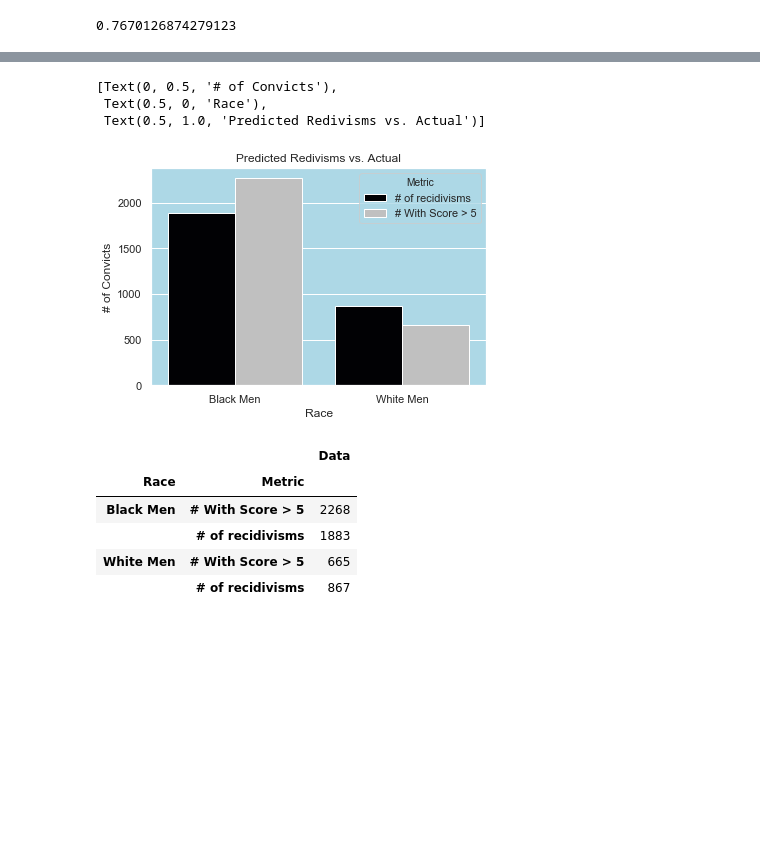
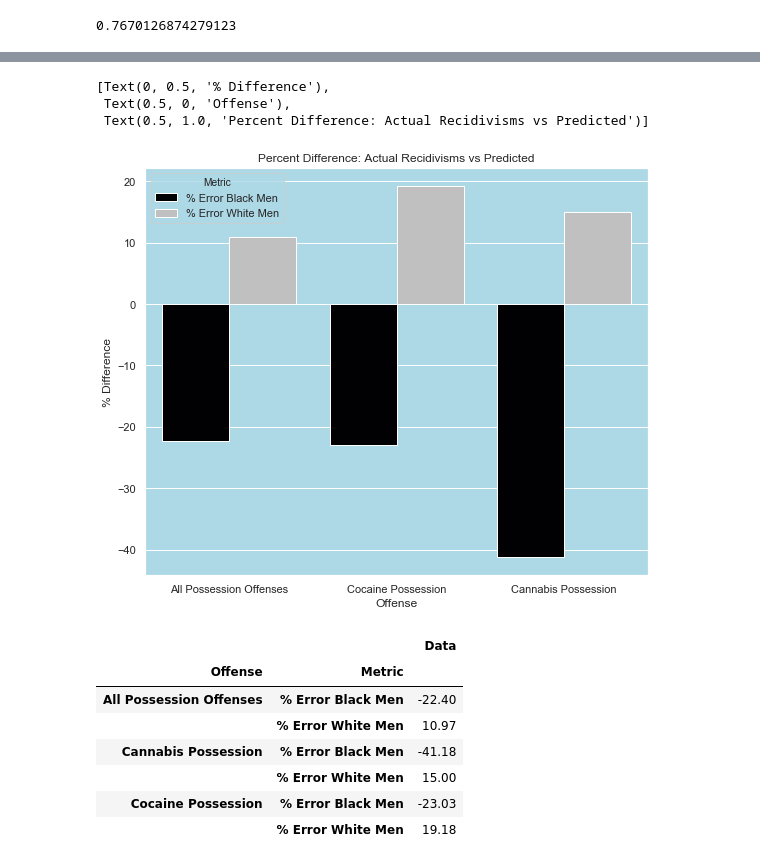
Before and after one commit to CyrusRR/iXDSCourseProject1, a Jupyter notebook: compas-analysis-master/Comparison.ipynb, the cells around one changed output, grey strips where cells are left out. Drawn from its saved outputs; the diff is of its cells as text; code cells hidden in the pictures; blank space fills up the shorter version.

```diff
--- a/compas-analysis-master/Comparison.ipynb
+++ b/compas-analysis-master/Comparison.ipynb
@@ -90,8 +105,9 @@ Whlikely/Whrecid
 # %%
 colors = [ "#000005","#C0C0C0" ]
+sns.set(rc={'axes.facecolor':'#ADD8E6'})
 customPalette = sns.set_palette(sns.color_palette(colors))
 sns.set_palette(sns.color_palette(colors))
-
-fig = sns.barplot(data = Compare,x = "# With Score > 5, y= "# With Score > 5", palette=customPalette)
-fig.set(xlabel='Race', ylabel='Accuracy', Title = " Decile Score Accuracies By Race")
+plt.figure(figsize=(9,7.5))
+fig = sns.barplot(data = Baggresults,x = "Race", y= "Data", hue = "Metric", hue_order = ["# of Recidivisms","# With Score > 5"],  palette=customPalette)
+fig.set(xlabel='Race', ylabel='# of Convicts', Title = "Actual Recidivisms vs. Predicted")
 # %% [output]
@@ -110,0 +135,5 @@ Baggresults
+# %%
+Final = pd.DataFrame({"Offense": ["All Possession Offenses", "All Possession Offenses", "Cocaine Possession", "Cocaine Possession", "Cannabis Possession", "Cannabis Possession"],
+                   'Data': [-22.4, 10.97, -23.03, 19.18, -41.18, 15.0],
+                   "Metric": ["% Error Black Men","% Error White Men","% Error Black Men", "% Error White Men", "% Error Black Men", "% Error White Men"] })
+Final
@@ -111,22 +148,24 @@ Baggresults
 # %%
-colors = [ "#000005","#C0C0C0" ]
+colors = [  "#000005",  "#C0C0C0" ]
 sns.set(rc={'axes.facecolor':'#ADD8E6'})
 customPalette = sns.set_palette(sns.color_palette(colors))
 sns.set_palette(sns.color_palette(colors))
-
-fig = sns.barplot(data = Baggresults,x = "Race", y= "Data", hue = "Metric", palette=customPalette)
-fig.set(xlabel='Race', ylabel='# of Convicts', Title = "Predicted Redivisms vs. Actual")
+plt.figure(figsize=(9,7.5))
+fig = sns.barplot(data = Final,x = "Offense", y= "Data", hue = "Metric",)
+fig.set(xlabel='Offense', ylabel='% Difference', Title = "Percent Difference: Actual Recidivisms vs Predicted")
 # %% [output]
-[Text(0, 0.5, '# of Convicts'),
- Text(0.5, 0, 'Race'),
- Text(0.5, 1.0, 'Predicted Redivisms vs. Actual')]
+[Text(0, 0.5, '% Difference'),
+ Text(0.5, 0, 'Offense'),
+ Text(0.5, 1.0, 'Percent Difference: Actual Recidivisms vs Predicted')]
-[figure, old version]
+[figure, new version]
 # %%
-Baggresults.groupby(["Race", "Metric"]).mean()
+Final.groupby(["Offense","Metric"]).mean()
 # %% [output]
 |  |  | Data |
-| Race | Metric |  |
-| Black Men | # With Score > 5 | 2268 |
-|  | # of recidivisms | 1883 |
-| White Men | # With Score > 5 | 665 |
-|  | # of recidivisms | 867 |
+| Offense | Metric |  |
+| All Possession Offenses | % Error Black Men | -22.40 |
+|  | % Error White Men | 10.97 |
+| Cannabis Possession | % Error Black Men | -41.18 |
+|  | % Error White Men | 15.00 |
+| Cocaine Possession | % Error Black Men | -23.03 |
+|  | % Error White Men | 19.18 |
```
Also changed, not shown: parts of 10 cells of this notebook, 3 other files.
